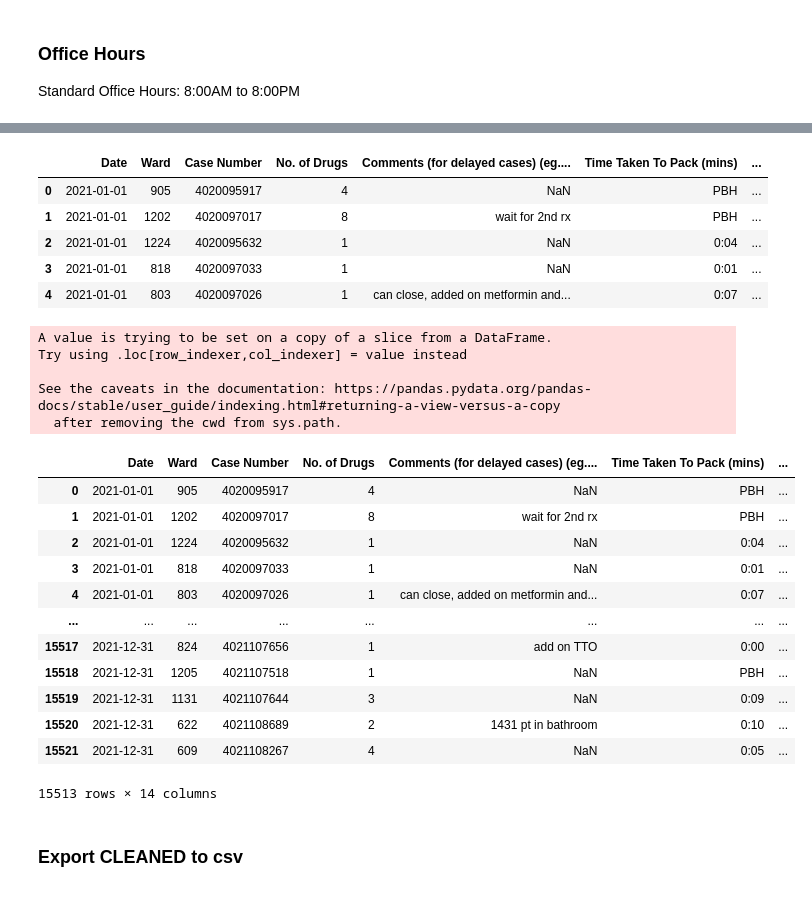
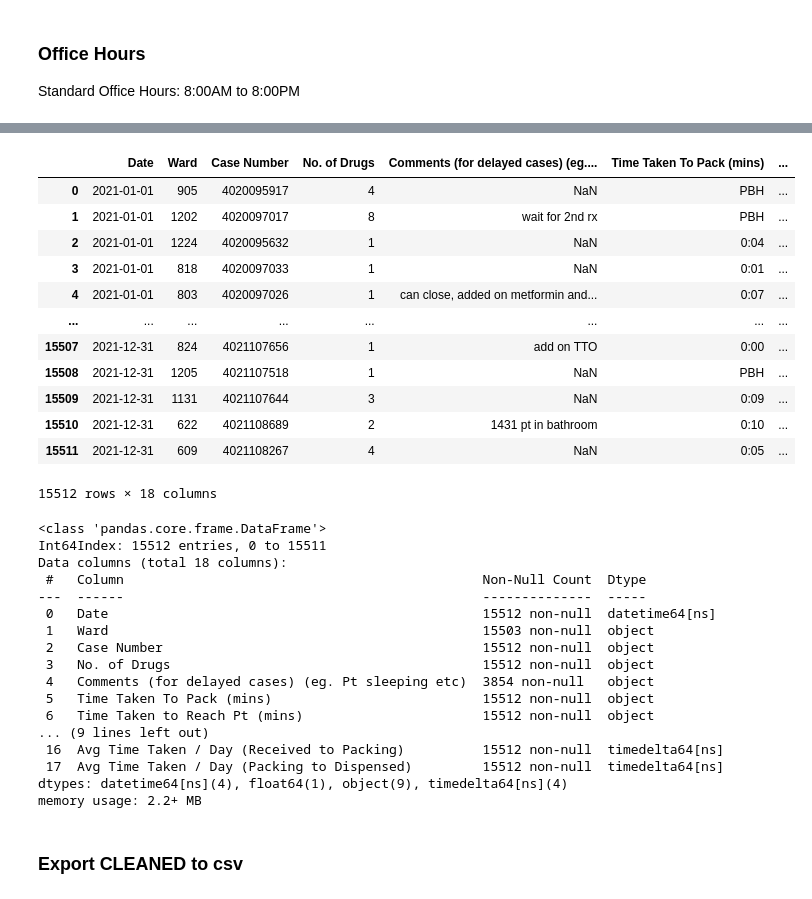
Before and after one commit to RoystonCXW/IS447---Smart-Healthcare, a Jupyter notebook: IS447/System/Code/Pharmacy Dept/MNH_Cleaning.ipynb, the cells around one changed output, grey strips where cells are left out. Saved outputs shown, nothing was run; the diff lists cells and outputs as text; code cells hidden in the pictures.

```diff
--- a/IS447/System/Code/Pharmacy Dept/MNH_Cleaning.ipynb
+++ b/IS447/System/Code/Pharmacy Dept/MNH_Cleaning.ipynb
@@ -566,0 +692,6 @@ See the caveats in the documentation: https://pandas.pydata.org/pandas-docs/stab
+# %%
+#Remove miliseconds
+df_avg_time['Time Taken (Received to Packing)'] = df_avg_time['Time Taken (Received to Packing)'].dt.floor('s')
+df_avg_time['Time Taken (Packing to Dispensed)'] = df_avg_time['Time Taken (Packing to Dispensed)'].dt.floor('s')
+
+df_avg_time
@@ -566,0 +712,7 @@ See the caveats in the documentation: https://pandas.pydata.org/pandas-docs/stab
+# %%
+#Rename Columns
+df_avg_time = df_avg_time.rename({'Time Taken (Received to Packing)' : 'Avg Time Taken / Day (Received to Packing)', 'Time Taken (Packing to Dispensed)' : 'Avg Time Taken / Day (Packing to Dispensed)'}, axis=1)
+# %%
+#Merge the results from grouby for Avg Time Taken
+df = df.merge(df_avg_time, on='Date', how='left')
+df
@@ -567,38 +733,49 @@ See the caveats in the documentation: https://pandas.pydata.org/pandas-docs/stab
+# %%
+#Replace 00:00:00 in time columns with np.NaN
+columns = ['Time Taken (Received to Packing)',
+               'Time Taken (Packing to Dispensed)',
+               "Avg Time Taken / Day (Received to Packing)",
+               "Avg Time Taken / Day (Packing to Dispensed)"]
+
+
+for column in columns:
+    df[column] = df[column].replace(pd.Timedelta(0), np.NaN)
 # %%
-df.head()
+df
 # %% [output]
 |  | Date | Ward | Case Number | No. of Drugs | Comments (for delayed cases) (eg.... | Time Taken To Pack (mins) | ... |
 | 0 | 2021-01-01 | 905 | 4020095917 | 4 | NaN | PBH | ... |
 | 1 | 2021-01-01 | 1202 | 4020097017 | 8 | wait for 2nd rx | PBH | ... |
 | 2 | 2021-01-01 | 1224 | 4020095632 | 1 | NaN | 0:04 | ... |
 | 3 | 2021-01-01 | 818 | 4020097033 | 1 | NaN | 0:01 | ... |
 | 4 | 2021-01-01 | 803 | 4020097026 | 1 | can close, added on metformin and... | 0:07 | ... |
+| ... | ... | ... | ... | ... | ... | ... | ... |
+| 15507 | 2021-12-31 | 824 | 4021107656 | 1 | add on TTO | 0:00 | ... |
+| 15508 | 2021-12-31 | 1205 | 4021107518 | 1 | NaN | PBH | ... |
+| 15509 | 2021-12-31 | 1131 | 4021107644 | 3 | NaN | 0:09 | ... |
+| 15510 | 2021-12-31 | 622 | 4021108689 | 2 | 1431 pt in bathroom | 0:10 | ... |
+| 15511 | 2021-12-31 | 609 | 4021108267 | 4 | NaN | 0:05 | ... |
+15512 rows × 18 columns
-# %%
-df['Office Hours'] = np.where(df['Time TTO Received'].isnull() | df['Time TTO Dispensed'].isnull() , 'NA',
-                            (np.where(( #(df['Time TTO Received'] >= pd.to_datetime('08:00:00').time()) &
-                                        (df['Time TTO Dispensed'] <= pd.to_datetime('20:00:00').time())),
-                                        'Yes', 'No')))
-
-df
-# %% [output]
-A value is trying to be set on a copy of a slice from a DataFrame.
-Try using .loc[row_indexer,col_indexer] = value instead
-
-See the caveats in the documentation: https://pandas.pydata.org/pandas-docs/stable/user_guide/indexing.html#returning-a-view-versus-a-copy
-  after removing the cwd from sys.path.
-|  | Date | Ward | Case Number | No. of Drugs | Comments (for delayed cases) (eg.... | Time Taken To Pack (mins) | ... |
-| 0 | 2021-01-01 | 905 | 4020095917 | 4 | NaN | PBH | ... |
-| 1 | 2021-01-01 | 1202 | 4020097017 | 8 | wait for 2nd rx | PBH | ... |
-| 2 | 2021-01-01 | 1224 | 4020095632 | 1 | NaN | 0:04 | ... |
-| 3 | 2021-01-01 | 818 | 4020097033 | 1 | NaN | 0:01 | ... |
-| 4 | 2021-01-01 | 803 | 4020097026 | 1 | can close, added on metformin and... | 0:07 | ... |
-| ... | ... | ... | ... | ... | ... | ... | ... |
-| 15517 | 2021-12-31 | 824 | 4021107656 | 1 | add on TTO | 0:00 | ... |
-| 15518 | 2021-12-31 | 1205 | 4021107518 | 1 | NaN | PBH | ... |
-| 15519 | 2021-12-31 | 1131 | 4021107644 | 3 | NaN | 0:09 | ... |
-| 15520 | 2021-12-31 | 622 | 4021108689 | 2 | 1431 pt in bathroom | 0:10 | ... |
-| 15521 | 2021-12-31 | 609 | 4021108267 | 4 | NaN | 0:05 | ... |
-15513 rows × 14 columns
+# %%
+df.info()
+# %% [output]
+<class 'pandas.core.frame.DataFrame'>
+Int64Index: 15512 entries, 0 to 15511
+Data columns (total 18 columns):
+ #   Column                                              Non-Null Count  Dtype
+---  ------                                              --------------  -----
+ 0   Date                                                15512 non-null  datetime64[ns]
+ 1   Ward                                                15503 non-null  object
+ 2   Case Number                                         15512 non-null  object
+ 3   No. of Drugs                                        15512 non-null  object
+ 4   Comments (for delayed cases) (eg. Pt sleeping etc)  3854 non-null   object
+ 5   Time Taken To Pack (mins)                           15512 non-null  object
+ 6   Time Taken to Reach Pt (mins)                       15512 non-null  object
+... (9 lines left out)
+ 16  Avg Time Taken / Day (Received to Packing)          15512 non-null  timedelta64[ns]
+ 17  Avg Time Taken / Day (Packing to Dispensed)         15512 non-null  timedelta64[ns]
+dtypes: datetime64[ns](4), float64(1), object(9), timedelta64[ns](4)
+memory usage: 2.2+ MB
 # %%
 #df[["Time TTO Received", "Time TTO Dispensed"]] = df[["Time TTO Received", "Time TTO Dispensed"]].apply(pd.to_datetime(format='%H:%M') - pd.to_datetime(format='%H:%M').dt.normalize())
 # %%
```
Also changed, not shown: parts of 32 cells of this notebook, 1 other file.
